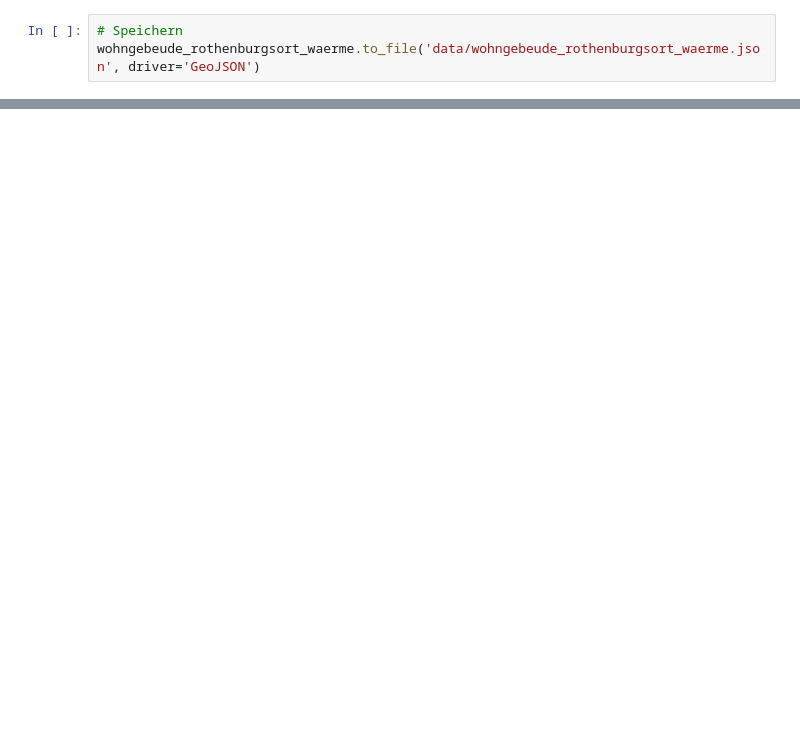
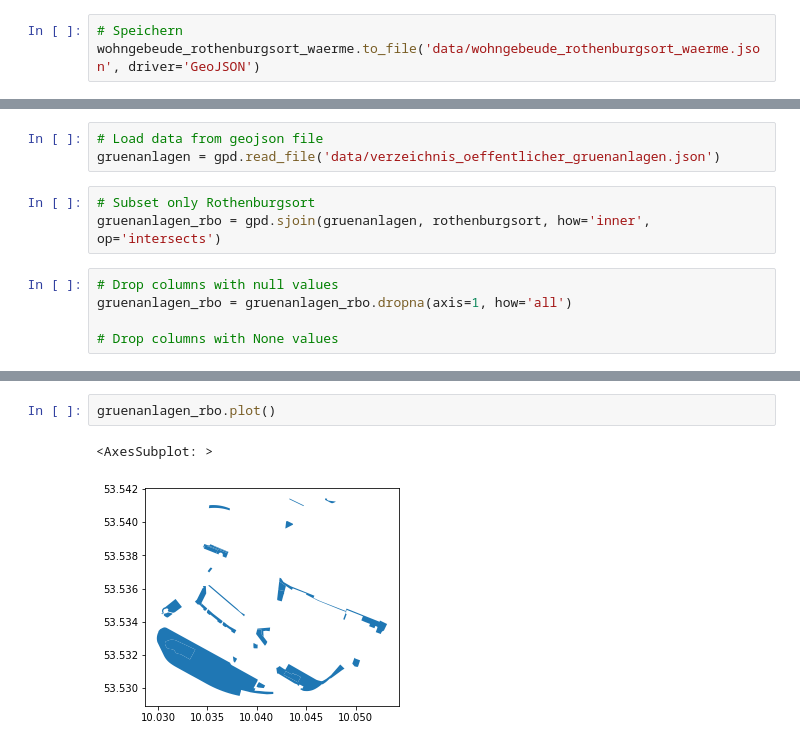
Before and after one commit to herzogrh/netlogo-participatory-modelling, a Jupyter notebook: Data preperation.ipynb, the cells around one changed output, grey strips where cells are left out. Saved outputs shown, nothing was run; the diff lists cells and outputs as text; blank space fills up the shorter version.

```diff
--- a/Data preperation.ipynb
+++ b/Data preperation.ipynb
@@ -255,0 +289,11 @@ wohngebeude_rothenburgsort_waerme.to_file('data/wohngebeude_rothenburgsort_waerm
+# %%
+# Load data from geojson file
+gruenanlagen = gpd.read_file('data/verzeichnis_oeffentlicher_gruenanlagen.json')
+# %%
+# Subset only Rothenburgsort
+gruenanlagen_rbo = gpd.sjoin(gruenanlagen, rothenburgsort, how='inner', op='intersects')
+# %%
+# Drop columns with null values
+gruenanlagen_rbo = gruenanlagen_rbo.dropna(axis=1, how='all')
+
+# Drop columns with None values
@@ -255,0 +324,5 @@ wohngebeude_rothenburgsort_waerme.to_file('data/wohngebeude_rothenburgsort_waerm
+# %%
+gruenanlagen_rbo.plot()
+# %% [output]
+<AxesSubplot: >
+[figure, added]
```
Also changed, not shown: parts of 10 cells of this notebook, 4 other files.
